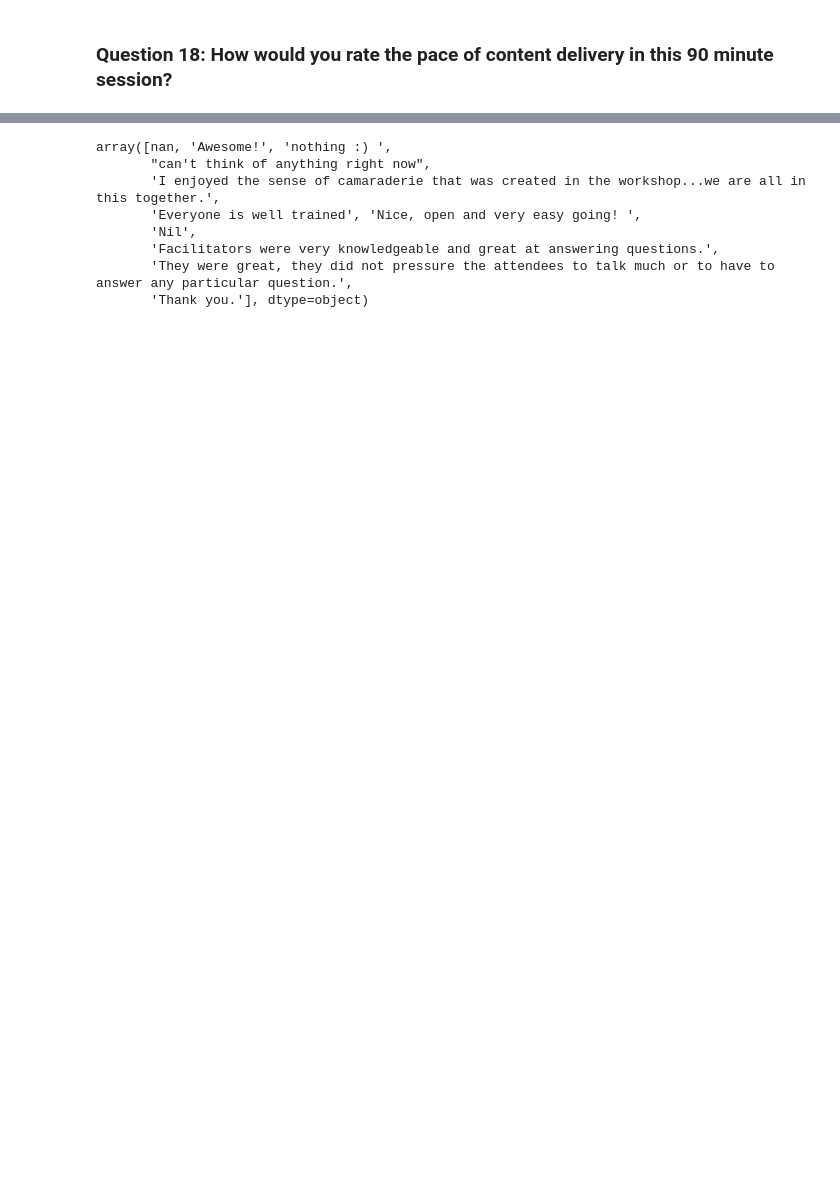
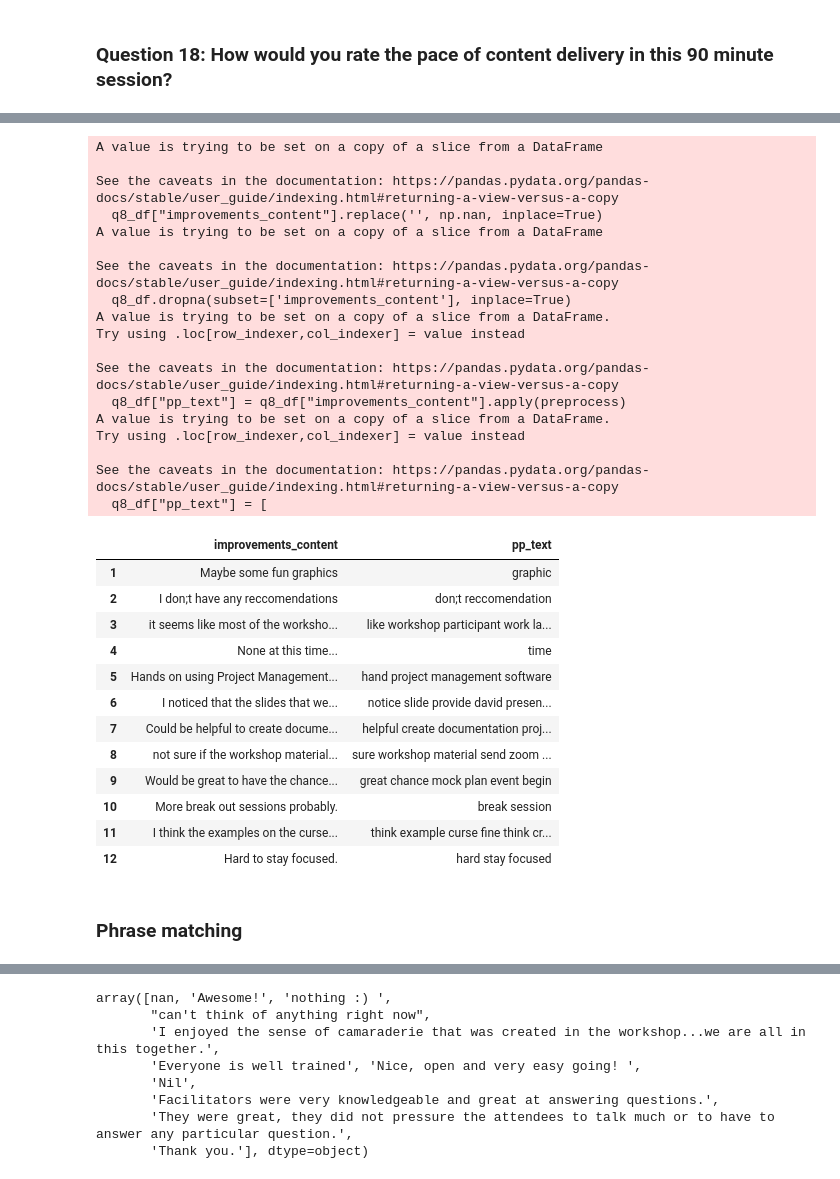
Before and after one commit to arlincherian/pmv, a Jupyter notebook: notebooks/post_survey_clean.ipynb, the cells around one changed output, grey strips where cells are left out. Saved outputs shown, nothing was run; the diff lists cells and outputs as text; code cells hidden in the pictures; blank space fills up the shorter version.

```diff
--- a/notebooks/post_survey_clean.ipynb
+++ b/notebooks/post_survey_clean.ipynb
@@ -829,0 +752,44 @@ post_df.head()
+# %%
+q8_df = pd.DataFrame()
+q8_df = post_df[["improvements_content"]]
+
+q8_df["improvements_content"].replace('', np.nan, inplace=True)
+q8_df.dropna(subset=['improvements_content'], inplace=True)
+q8_df["pp_text"] = q8_df["improvements_content"].apply(preprocess)
+
+q8_df["pp_text"] = [
+    preprocess_spacy(spacy_text) for spacy_text in nlp.pipe(q8_df["pp_text"])
+]
+q8_df
+# %% [output]
+A value is trying to be set on a copy of a slice from a DataFrame
+
+See the caveats in the documentation: https://pandas.pydata.org/pandas-docs/stable/user_guide/indexing.html#returning-a-view-versus-a-copy
+  q8_df["improvements_content"].replace('', np.nan, inplace=True)
+A value is trying to be set on a copy of a slice from a DataFrame
+
+See the caveats in the documentation: https://pandas.pydata.org/pandas-docs/stable/user_guide/indexing.html#returning-a-view-versus-a-copy
+  q8_df.dropna(subset=['improvements_content'], inplace=True)
+A value is trying to be set on a copy of a slice from a DataFrame.
+Try using .loc[row_indexer,col_indexer] = value instead
+
+See the caveats in the documentation: https://pandas.pydata.org/pandas-docs/stable/user_guide/indexing.html#returning-a-view-versus-a-copy
+  q8_df["pp_text"] = q8_df["improvements_content"].apply(preprocess)
+A value is trying to be set on a copy of a slice from a DataFrame.
+Try using .loc[row_indexer,col_indexer] = value instead
+
+See the caveats in the documentation: https://pandas.pydata.org/pandas-docs/stable/user_guide/indexing.html#returning-a-view-versus-a-copy
+  q8_df["pp_text"] = [
+|  | improvements_content | pp_text |
+| 1 | Maybe some fun graphics | graphic |
+| 2 | I don;t have any reccomendations | don;t reccomendation |
+| 3 | it seems like most of the worksho... | like workshop participant work la... |
+| 4 | None at this time... | time |
+| 5 | Hands on using Project Management... | hand project management software |
+| 6 | I noticed that the slides that we... | notice slide provide david presen... |
+| 7 | Could be helpful to create docume... | helpful create documentation proj... |
+| 8 | not sure if the workshop material... | sure workshop material send zoom ... |
+| 9 | Would be great to have the chance... | great chance mock plan event begin |
+| 10 | More break out sessions probably. | break session |
+| 11 | I think the examples on the curse... | think example curse fine think cr... |
+| 12 | Hard to stay focused. | hard stay focused |
@@ -829,0 +820,2 @@ post_df.head()
+# %% [markdown]
+### Phrase matching
```
Also changed, not shown: parts of 94 cells of this notebook, 35 other files.
